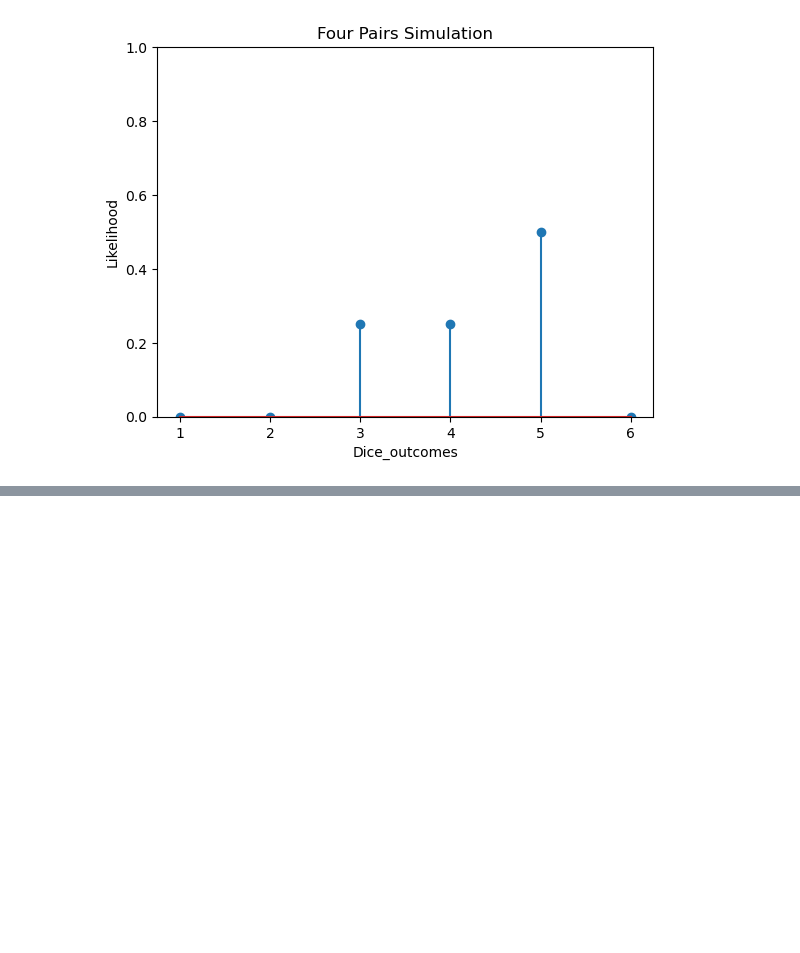
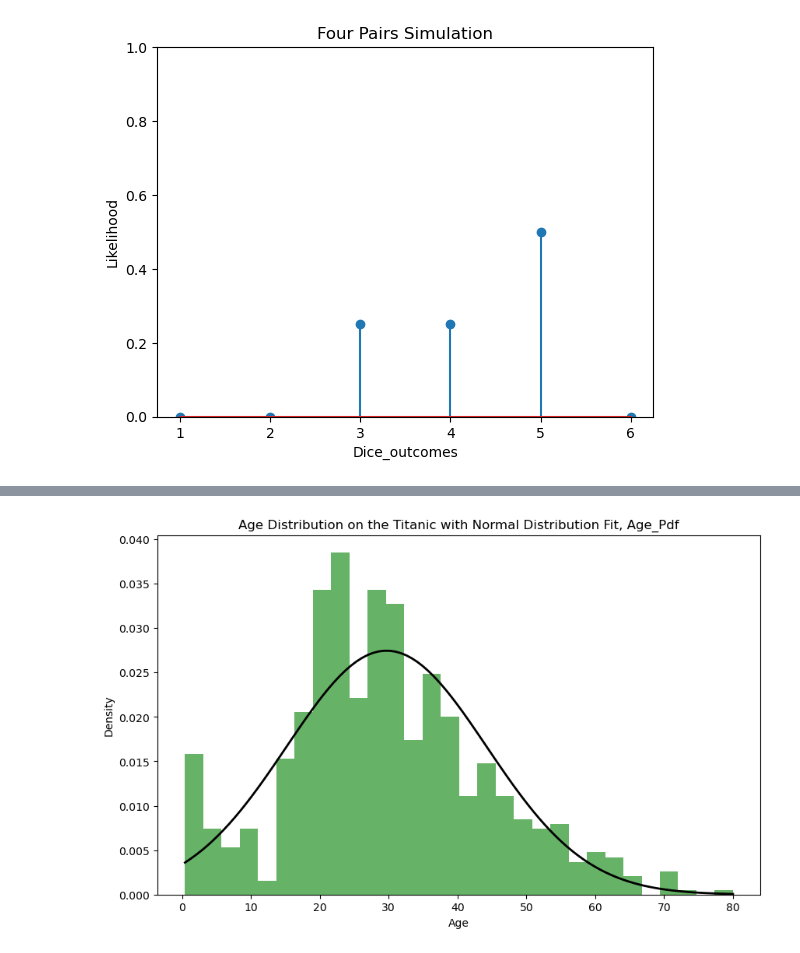
Before and after one commit to geoffreykemboi/statistics_one, a Jupyter notebook: statisticstitanic.ipynb, the cells around one changed output, grey strips where cells are left out. Cells and saved outputs as stored; diff of their text form; code cells hidden in the pictures; blank space fills up the shorter version.

```diff
--- a/statisticstitanic.ipynb
+++ b/statisticstitanic.ipynb
@@ -96,0 +177,26 @@ plt.show()
+# %%
+#class work
+# The Area under the curve represent the total
+# plot an histogram
+# Convert age into normal distribution - Mean, Standard Deviation
+
+from matplotlib.pylab import norm
+from scipy.stats import norm
+
+normal_ages = df['Age']
+mu = normal_ages.mean()
+sigma = normal_ages.std()
+# plot the normal distribution curve
+x = np.linspace(normal_ages.min(), normal_ages.max(), 100)
+
+ages_pdfs = norm.pdf(x, mu, sigma)
+
+plt.figure(figsize=(10,6))
+plt.hist(normal_ages, bins=30, density=True, alpha=0.6, color='g')
+plt.plot(x, ages_pdfs, 'k', linewidth=2)
+plt.xlabel('Age')
+plt.ylabel('Density')
+plt.title('Age Distribution on the Titanic with Normal Distribution Fit, Age_Pdf')
+plt.show()
+# %% [output]
+[figure, added]
```
Also changed, not shown: parts of 12 cells of this notebook, 1 other file.
